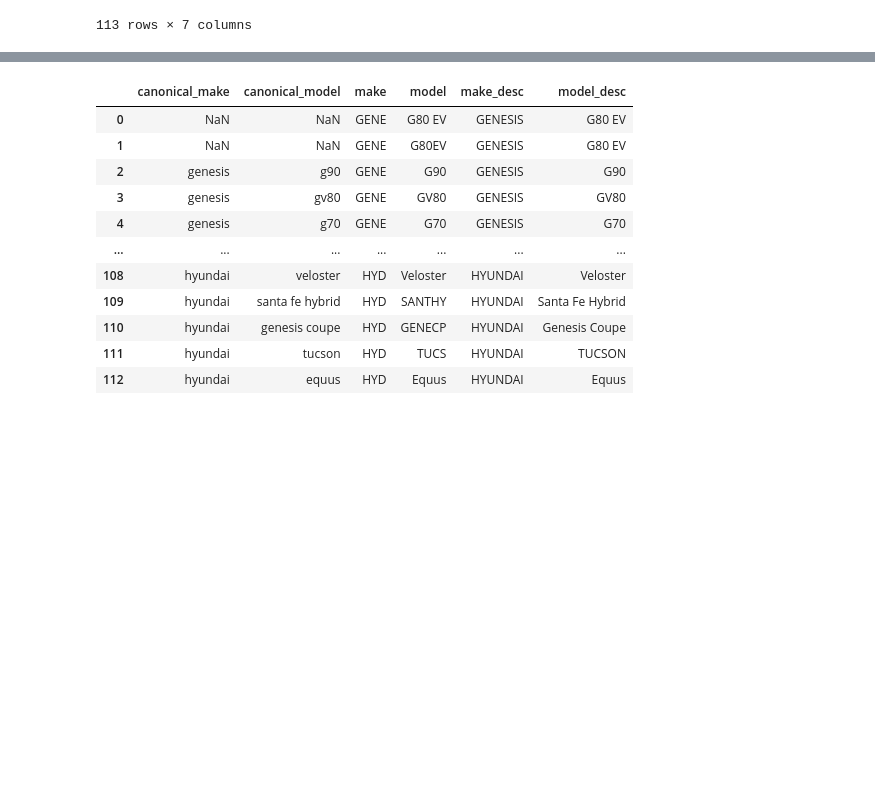
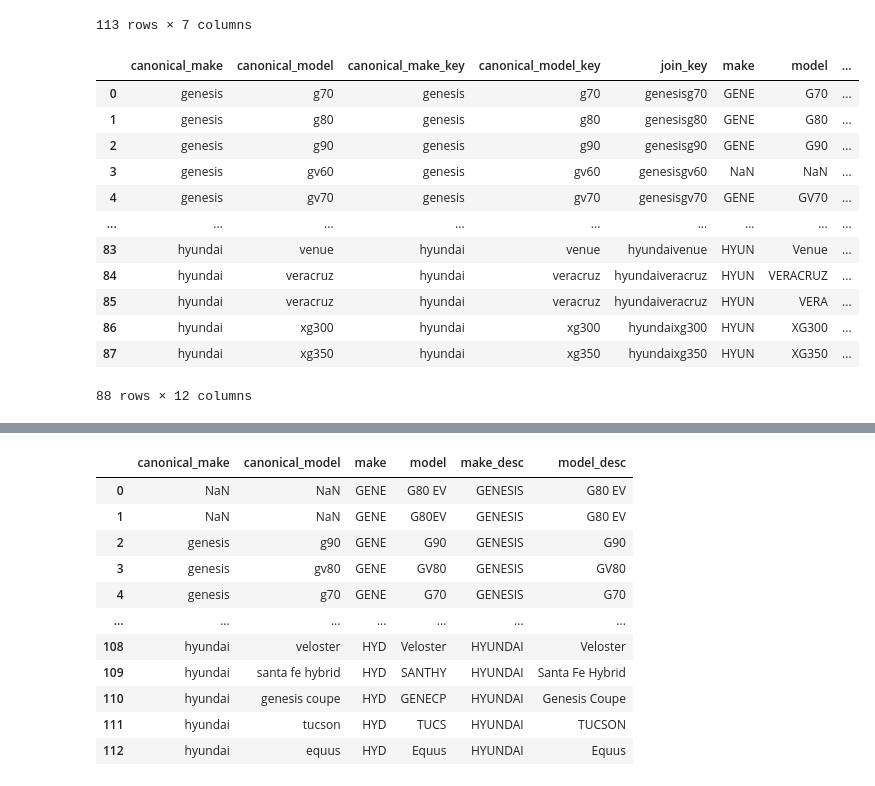
Before and after one commit to RaphaelTeo/Telepathy-Q1, a Jupyter notebook: main.ipynb, the cells around one changed output, grey strips where cells are left out. Cells and saved outputs as stored; diff of their text form; code cells hidden in the pictures; blank space fills up the shorter version.

```diff
--- a/main.ipynb
+++ b/main.ipynb
@@ -58,3 +52,22 @@ df_m1_keyed
 | 111 | HYD | TUCS | HYUNDAI | TUCSON | hyundai | tucson | hyundaitucson |
 | 112 | HYD | Equus | HYUNDAI | Equus | hyundai | equus | hyundaiequus |
 113 rows × 7 columns
+# %%
+# Augment Canonical model with Model 1
+df_m1_merged = df_canon_keyed.merge(df_m1_keyed, how='left', on = 'join_key', indicator=True)
+df_m1_merged = df_m1_merged.rename({'_merge':'_merge 1'}, axis=1) # rename indicator column
+df_m1_merged
+# %% [output]
+|  | canonical_make | canonical_model | canonical_make_key | canonical_model_key | join_key | make | model | ... |
+| 0 | genesis | g70 | genesis | g70 | genesisg70 | GENE | G70 | ... |
+| 1 | genesis | g80 | genesis | g80 | genesisg80 | GENE | G80 | ... |
+| 2 | genesis | g90 | genesis | g90 | genesisg90 | GENE | G90 | ... |
+| 3 | genesis | gv60 | genesis | gv60 | genesisgv60 | NaN | NaN | ... |
+| 4 | genesis | gv70 | genesis | gv70 | genesisgv70 | GENE | GV70 | ... |
+| ... | ... | ... | ... | ... | ... | ... | ... | ... |
+| 83 | hyundai | venue | hyundai | venue | hyundaivenue | HYUN | Venue | ... |
+| 84 | hyundai | veracruz | hyundai | veracruz | hyundaiveracruz | HYUN | VERACRUZ | ... |
+| 85 | hyundai | veracruz | hyundai | veracruz | hyundaiveracruz | HYUN | VERA | ... |
+| 86 | hyundai | xg300 | hyundai | xg300 | hyundaixg300 | HYUN | XG300 | ... |
+| 87 | hyundai | xg350 | hyundai | xg350 | hyundaixg350 | HYUN | XG350 | ... |
+88 rows × 12 columns
```
Also changed, not shown: parts of 20 cells of this notebook, 1 other file.
